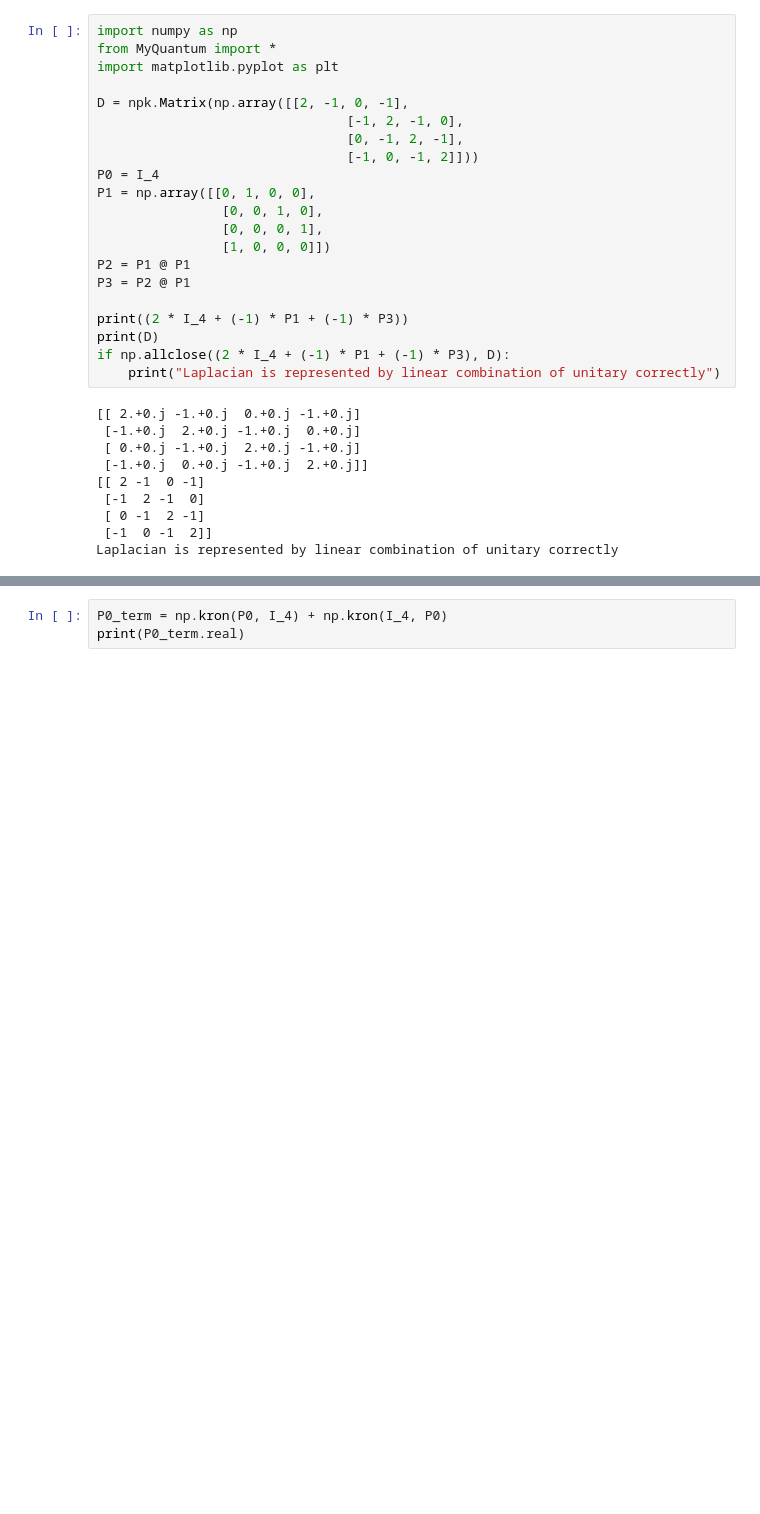
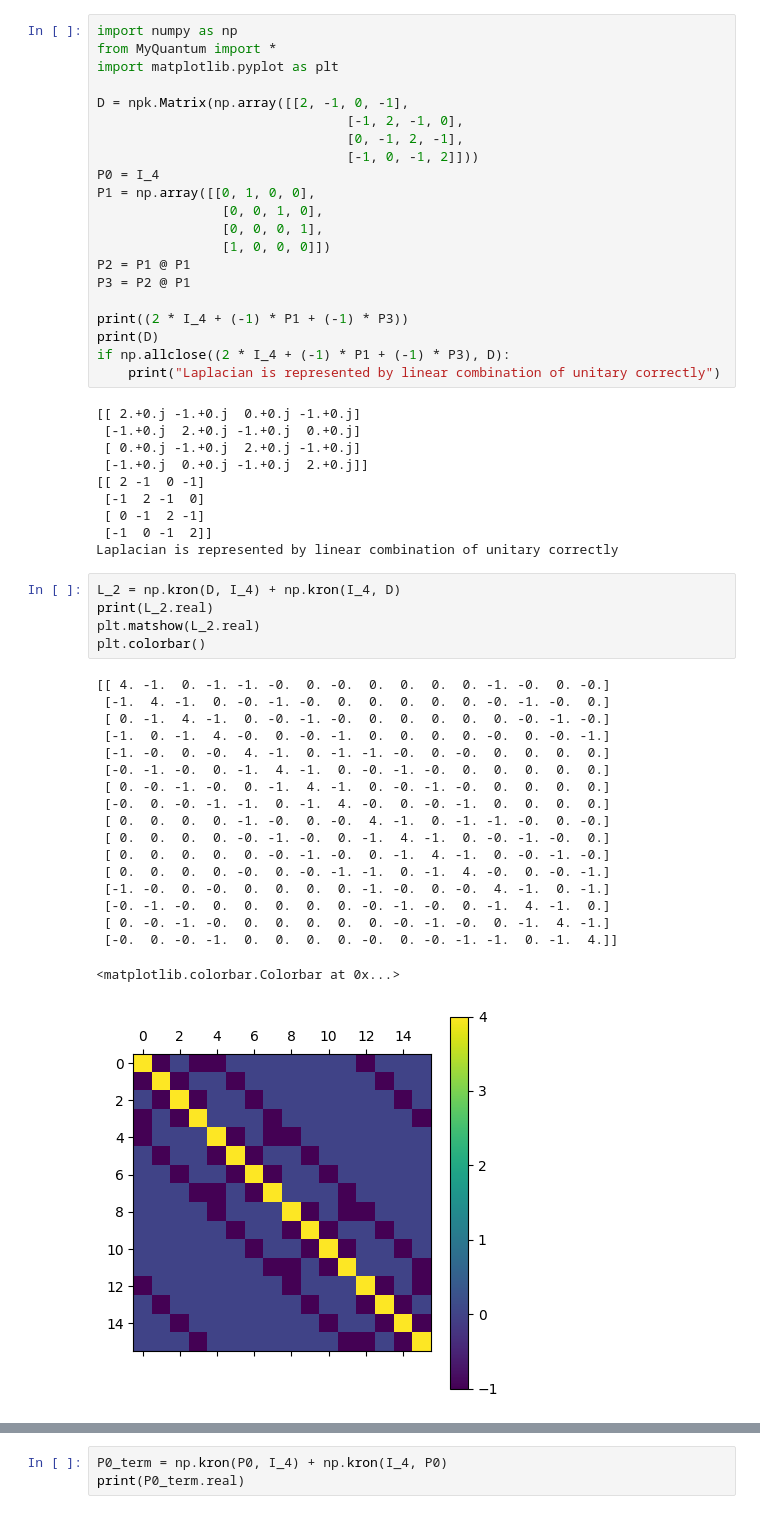
Before and after one commit to ElonZhengUofT/Quantum, a Jupyter notebook: 2D_Laplacian/2_D_Laplacian_by_Tensor_summation.ipynb, the cells around one changed output, grey strips where cells are left out. Cells and saved outputs as stored; diff of their text form; blank space fills up the shorter version.

```diff
--- a/2D_Laplacian/2_D_Laplacian_by_Tensor_summation.ipynb
+++ b/2D_Laplacian/2_D_Laplacian_by_Tensor_summation.ipynb
@@ -34,6 +39,30 @@ if np.allclose((2 * I_4 + (-1) * P1 + (-1) * P3), D):
  [ 0 -1  2 -1]
  [-1  0 -1  2]]
 Laplacian is represented by linear combination of unitary correctly
+# %%
+L_2 = np.kron(D, I_4) + np.kron(I_4, D)
+print(L_2.real)
+plt.matshow(L_2.real)
+plt.colorbar()
+# %% [output]
+[[ 4. -1.  0. -1. -1. -0.  0. -0.  0.  0.  0.  0. -1. -0.  0. -0.]
+ [-1.  4. -1.  0. -0. -1. -0.  0.  0.  0.  0.  0. -0. -1. -0.  0.]
+ [ 0. -1.  4. -1.  0. -0. -1. -0.  0.  0.  0.  0.  0. -0. -1. -0.]
+ [-1.  0. -1.  4. -0.  0. -0. -1.  0.  0.  0.  0. -0.  0. -0. -1.]
+ [-1. -0.  0. -0.  4. -1.  0. -1. -1. -0.  0. -0.  0.  0.  0.  0.]
+ [-0. -1. -0.  0. -1.  4. -1.  0. -0. -1. -0.  0.  0.  0.  0.  0.]
+ [ 0. -0. -1. -0.  0. -1.  4. -1.  0. -0. -1. -0.  0.  0.  0.  0.]
+ [-0.  0. -0. -1. -1.  0. -1.  4. -0.  0. -0. -1.  0.  0.  0.  0.]
+ [ 0.  0.  0.  0. -1. -0.  0. -0.  4. -1.  0. -1. -1. -0.  0. -0.]
+ [ 0.  0.  0.  0. -0. -1. -0.  0. -1.  4. -1.  0. -0. -1. -0.  0.]
+ [ 0.  0.  0.  0.  0. -0. -1. -0.  0. -1.  4. -1.  0. -0. -1. -0.]
+ [ 0.  0.  0.  0. -0.  0. -0. -1. -1.  0. -1.  4. -0.  0. -0. -1.]
+ [-1. -0.  0. -0.  0.  0.  0.  0. -1. -0.  0. -0.  4. -1.  0. -1.]
+ [-0. -1. -0.  0.  0.  0.  0.  0. -0. -1. -0.  0. -1.  4. -1.  0.]
+ [ 0. -0. -1. -0.  0.  0.  0.  0.  0. -0. -1. -0.  0. -1.  4. -1.]
+ [-0.  0. -0. -1.  0.  0.  0.  0. -0.  0. -0. -1. -1.  0. -1.  4.]]
+<matplotlib.colorbar.Colorbar at 0x...>
+[figure, added]
 # %% [markdown]
 ## Corollary:
 $$
```
Also changed, not shown: parts of 41 cells of this notebook.
